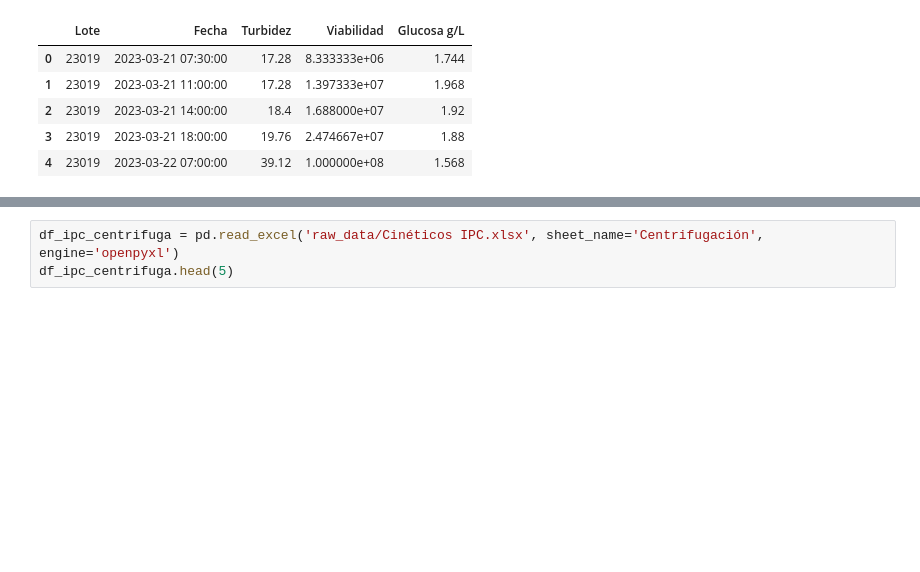
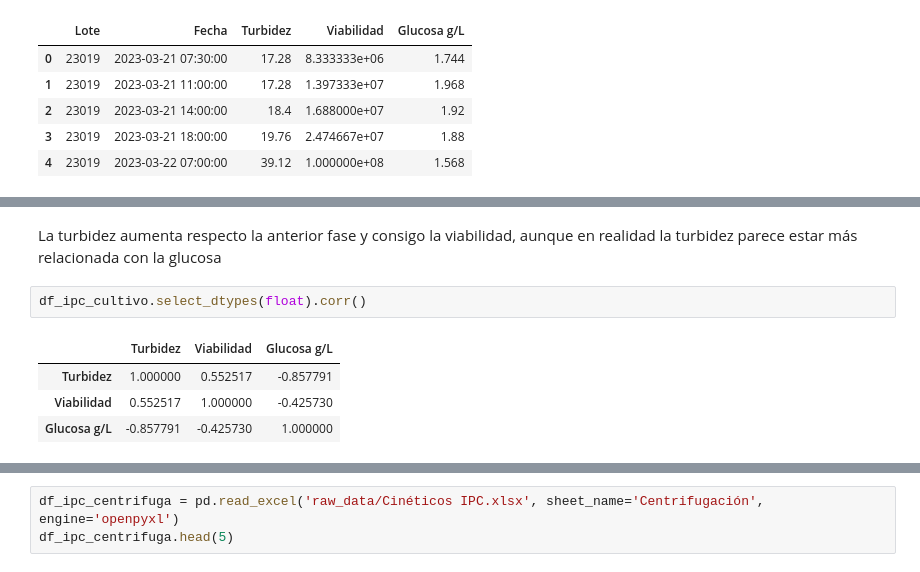
Before and after one commit to nikodyulger/datathon-los-forajidos, a Jupyter notebook: exploracion.ipynb, the cells around one changed output, grey strips where cells are left out. Cells and saved outputs as stored; diff of their text form; blank space fills up the shorter version.

```diff
--- a/exploracion.ipynb
+++ b/exploracion.ipynb
@@ -874,0 +1014,9 @@ df_ipc_cultivo.head(5)
+# %% [markdown]
+La turbidez aumenta respecto la anterior fase y consigo la viabilidad, aunque en realidad la turbidez parece estar más relacionada con la glucosa
+# %%
+df_ipc_cultivo.select_dtypes(float).corr()
+# %% [output]
+|  | Turbidez | Viabilidad | Glucosa g/L |
+| Turbidez | 1.000000 | 0.552517 | -0.857791 |
+| Viabilidad | 0.552517 | 1.000000 | -0.425730 |
+| Glucosa g/L | -0.857791 | -0.425730 | 1.000000 |
```
Also changed, not shown: parts of 25 cells of this notebook.
